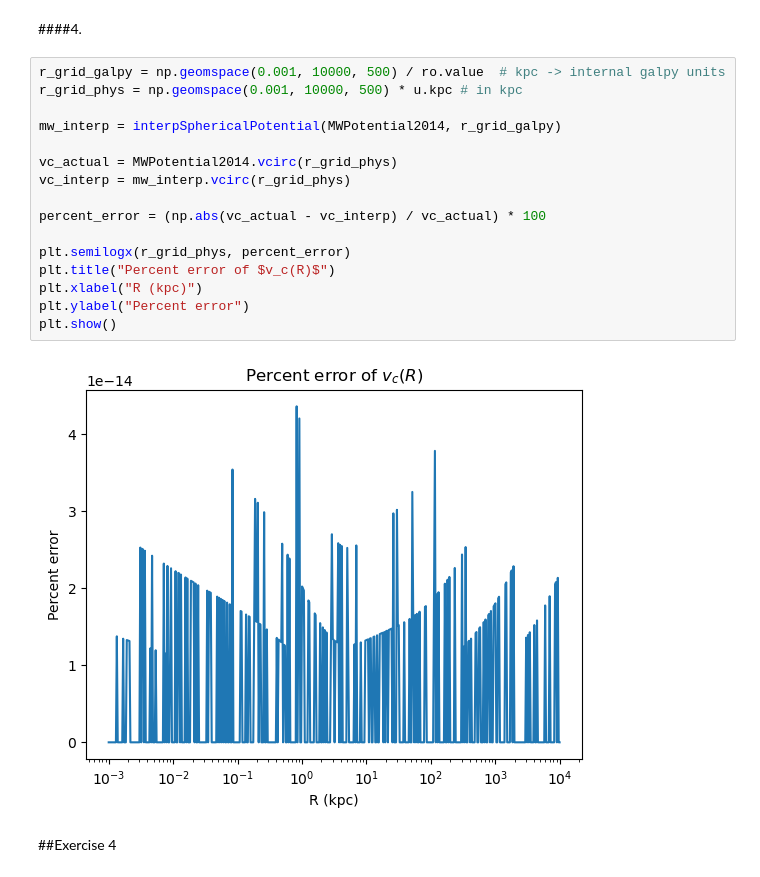
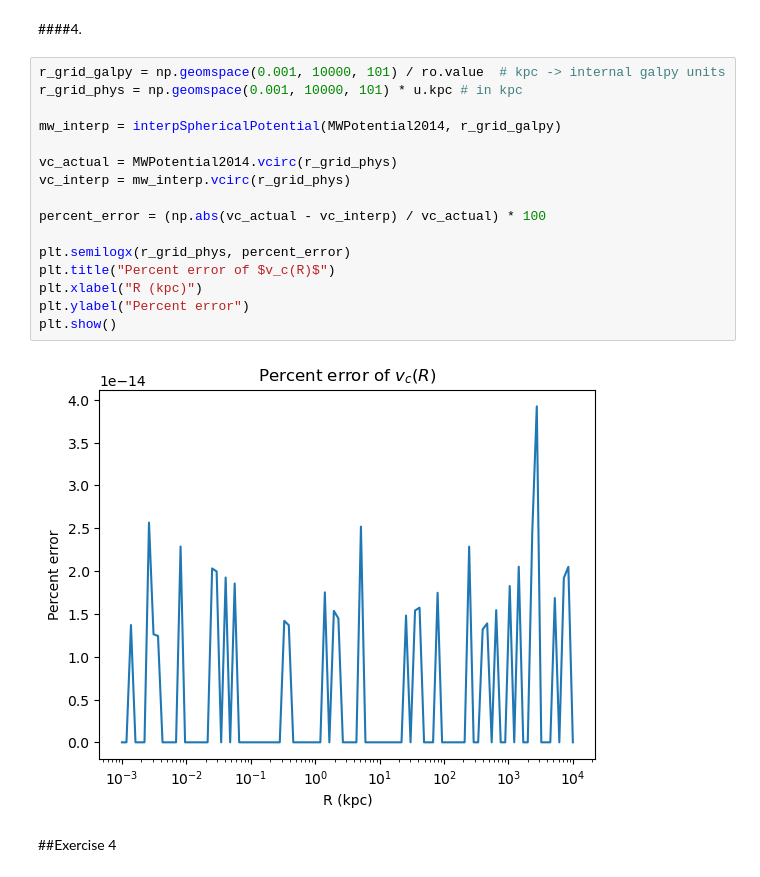
Before and after one commit to mylana-vn/onboarding-exercises, a Jupyter notebook: onboarding_exercises.ipynb, the cells around one changed output. Saved outputs shown, nothing was run; the diff lists cells and outputs as text.

```diff
--- a/onboarding_exercises.ipynb
+++ b/onboarding_exercises.ipynb
@@ -465,23 +460,23 @@ plt.show()
 # %% [markdown]
 ####4.
 # %%
-r_grid_galpy = np.geomspace(0.001, 10000, 500) / ro.value  # kpc -> internal galpy units
-r_grid_phys = np.geomspace(0.001, 10000, 500) * u.kpc # in kpc
+r_grid_galpy = np.geomspace(0.001, 10000, 101) / ro.value  # kpc -> internal galpy units
+r_grid_phys = np.geomspace(0.001, 10000, 101) * u.kpc # in kpc
 
 mw_interp = interpSphericalPotential(MWPotential2014, r_grid_galpy)
 
 vc_actual = MWPotential2014.vcirc(r_grid_phys)
 vc_interp = mw_interp.vcirc(r_grid_phys)
 
 percent_error = (np.abs(vc_actual - vc_interp) / vc_actual) * 100
 
 plt.semilogx(r_grid_phys, percent_error)
 plt.title("Percent error of $v_c(R)$")
 plt.xlabel("R (kpc)")
 plt.ylabel("Percent error")
 plt.show()
 # %% [output]
-[figure, old version]
+[figure, new version]
 # %% [markdown]
 ##Exercise 4
 # %% [markdown]
```
Also changed, not shown: parts of 14 cells of this notebook.
